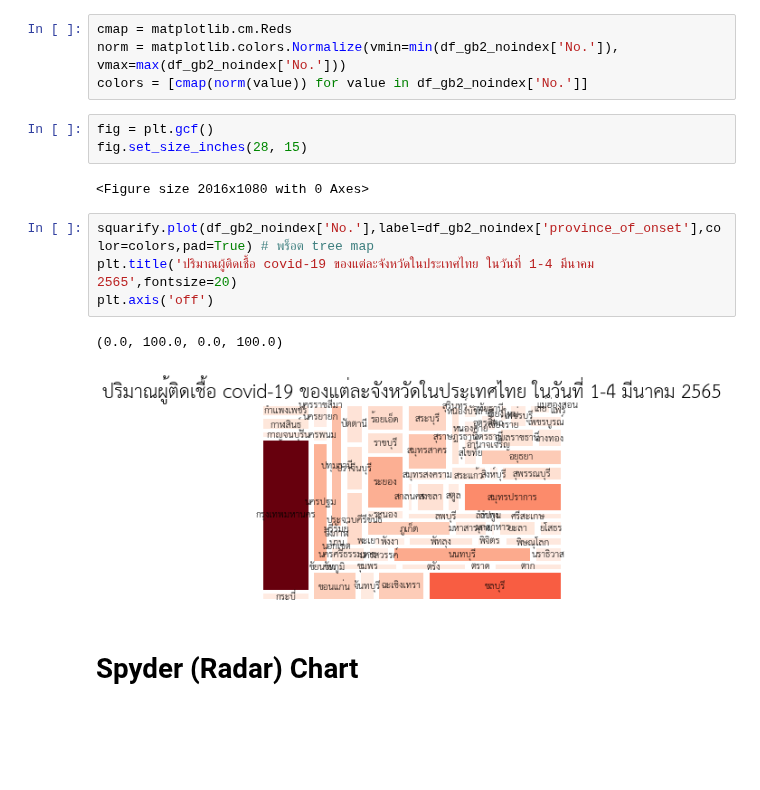
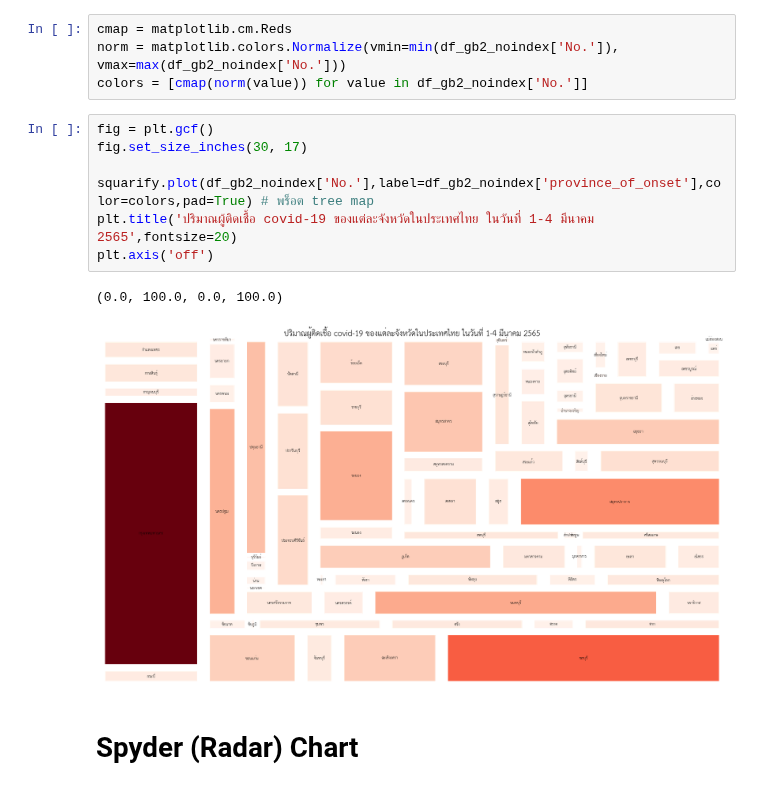
Before and after one commit to kittikhun62/data_viz_2022, a Jupyter notebook: DataViz04_Data_Comparison.ipynb, the cells around one changed output. Saved outputs shown, nothing was run; the diff lists cells and outputs as text; blank space fills up the shorter version.

```diff
--- a/DataViz04_Data_Comparison.ipynb
+++ b/DataViz04_Data_Comparison.ipynb
@@ -551,18 +549,16 @@ Requirement already satisfied: squarify in /usr/local/lib/python3.7/dist-package
 cmap = matplotlib.cm.Reds
 norm = matplotlib.colors.Normalize(vmin=min(df_gb2_noindex['No.']), vmax=max(df_gb2_noindex['No.']))
 colors = [cmap(norm(value)) for value in df_gb2_noindex['No.']]
-# %%
-fig = plt.gcf()
-fig.set_size_inches(28, 15)
-# %% [output]
-<Figure size 2016x1080 with 0 Axes>
 # %%
+fig = plt.gcf()
+fig.set_size_inches(30, 17)
+
 squarify.plot(df_gb2_noindex['No.'],label=df_gb2_noindex['province_of_onset'],color=colors,pad=True) # พร็อต tree map
 plt.title('ปริมาณผู้ติดเชื้อ covid-19 ของแต่ละจังหวัดในประเทศไทย ในวันที่ 1-4 มีนาคม 2565',fontsize=20)
 plt.axis('off')
 # %% [output]
 (0.0, 100.0, 0.0, 100.0)
-[figure, old version]
+[figure, new version]
 # %% [markdown]
 # Spyder (Radar) Chart
 # %%
```
Also changed, not shown: parts of 29 cells of this notebook.
